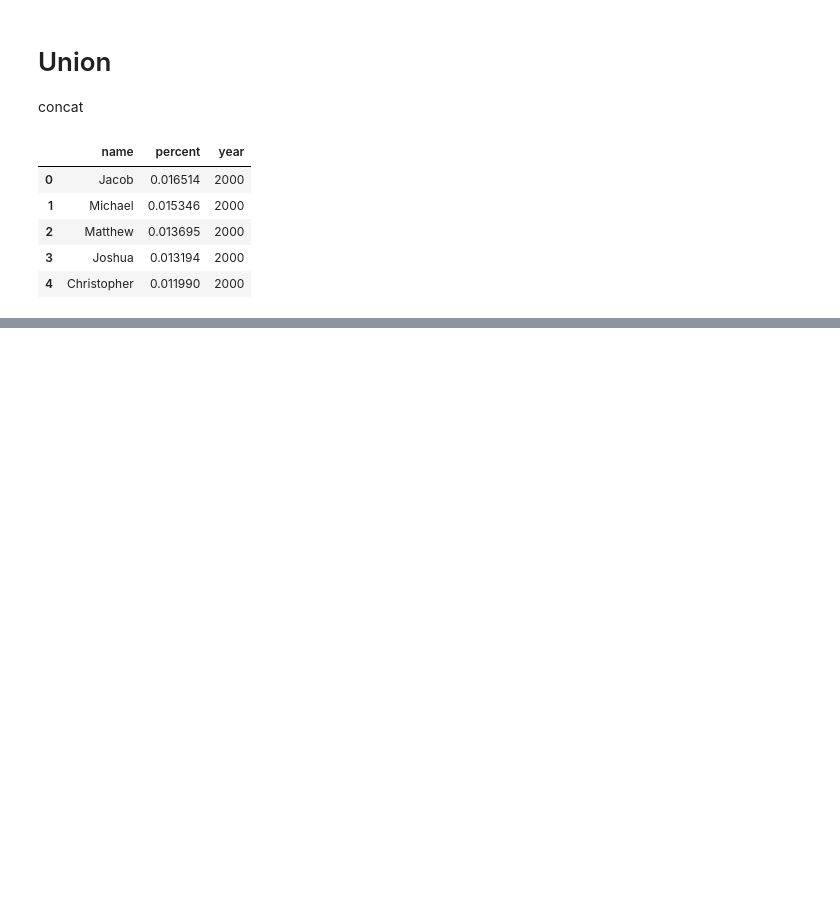
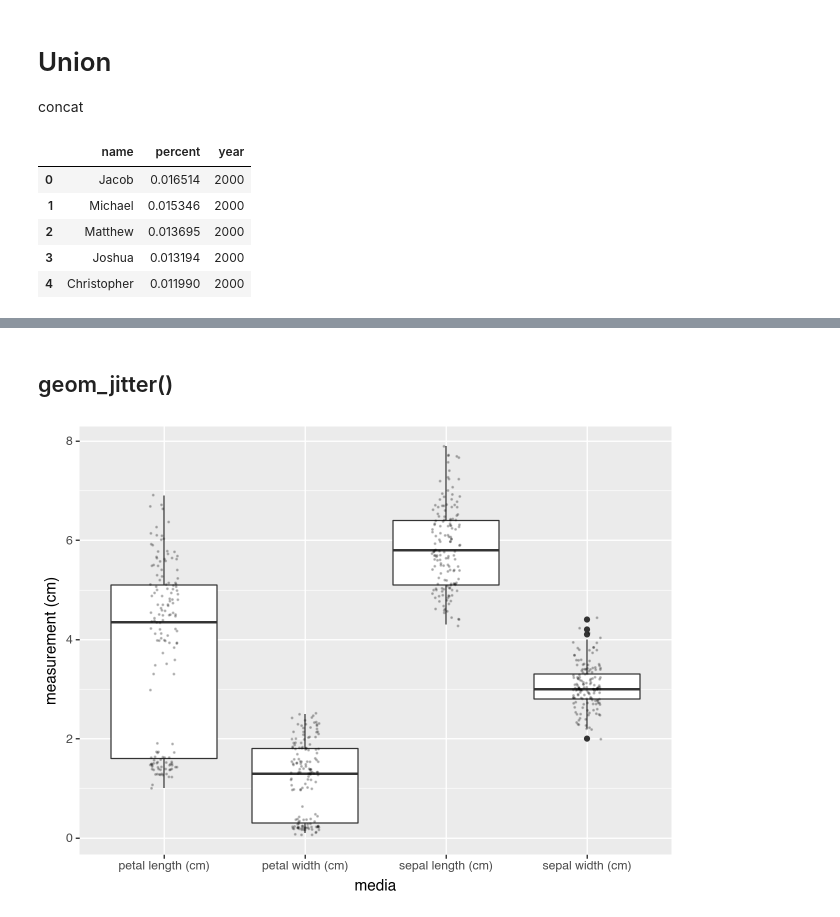
Before and after one commit to ulasuregen/Data-Analysis-and-Visualization-in-Python, a Jupyter notebook: Exercises/generalNotes.ipynb, the cells around one changed output, grey strips where cells are left out. Saved outputs shown, nothing was run; the diff lists cells and outputs as text; code cells hidden in the pictures; blank space fills up the shorter version.

```diff
--- a/Exercises/generalNotes.ipynb
+++ b/Exercises/generalNotes.ipynb
@@ -249,0 +290,19 @@ df.head()
+# %% [markdown]
+## geom_jitter()
+# %%
+from sklearn.datasets import load_iris
+
+iris = load_iris(as_frame=True)['frame']
+
+iris['target'] = ['setosa' if s==0 else 'versicolor' if s==1 else 'virginica' \
+for s in iris['target']]
+
+iris_dist = iris.melt(id_vars= 'target', var_name= 'media', value_name= 'measurement (cm)')
+
+(
+    ggplot(iris_dist, aes(x = 'media', y = 'measurement (cm)'))+
+    geom_boxplot() +
+    geom_jitter(width = 0.1, size = 0.2, alpha = 0.2)
+)
+# %% [output]
+[figure, added]
```
Also changed, not shown: parts of 41 cells of this notebook, 4 other files.
